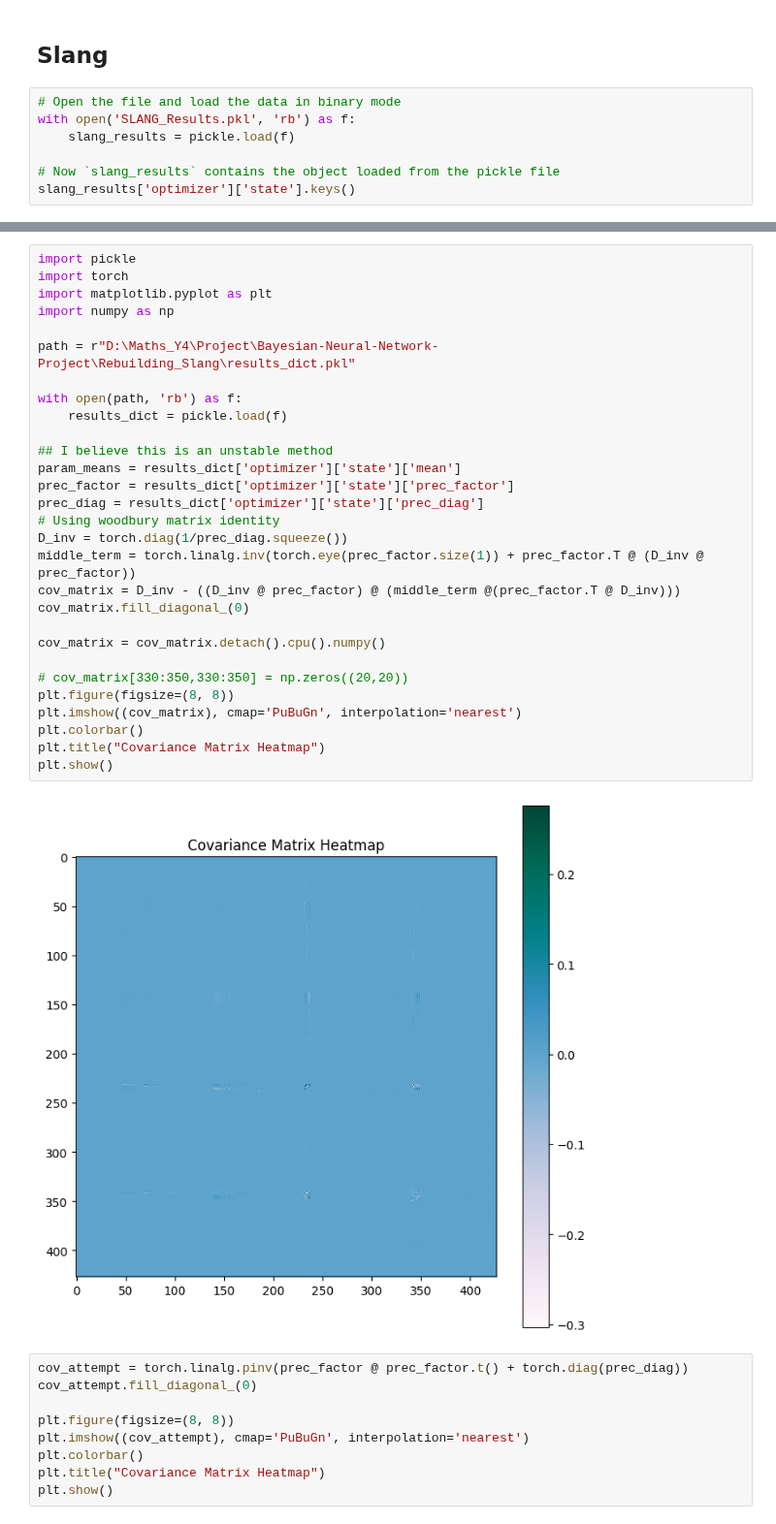
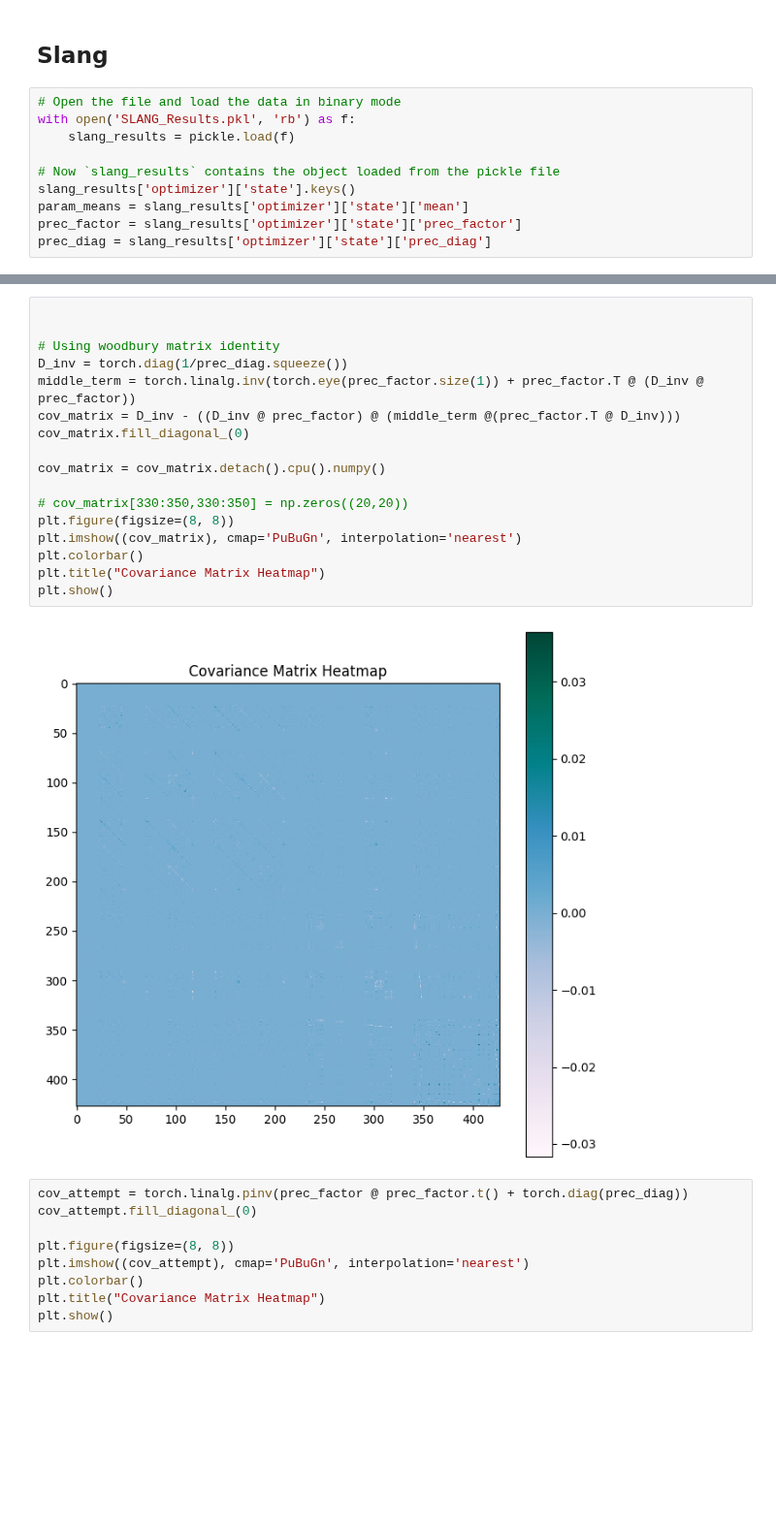
Before and after one commit to Marco-Gal/Bayesian-Neural-Network-Project, a Jupyter notebook: Boston Dataset Experiments/Obesity/Posterior Plotting/Making posterior plot.ipynb, the cells around one changed output, grey strips where cells are left out. Shown at 97% size. Saved outputs shown, nothing was run; the diff lists cells and outputs as text; blank space fills up the shorter version.

```diff
--- a/Boston Dataset Experiments/Obesity/Posterior Plotting/Making posterior plot.ipynb
+++ b/Boston Dataset Experiments/Obesity/Posterior Plotting/Making posterior plot.ipynb
@@ -267,3 +263,6 @@ with open('SLANG_Results.pkl', 'rb') as f:
 
 # Now `slang_results` contains the object loaded from the pickle file
 slang_results['optimizer']['state'].keys()
+param_means = slang_results['optimizer']['state']['mean']
+prec_factor = slang_results['optimizer']['state']['prec_factor']
+prec_diag = slang_results['optimizer']['state']['prec_diag']
@@ -272,34 +325,22 @@ dict_keys(['mean', 'prec_factor', 'prec_diag', 'momentum_grad', 'step'])
 # %%
-import pickle
-import torch
-import matplotlib.pyplot as plt
-import numpy as np
 
-path = r"D:\Maths_Y4\Project\Bayesian-Neural-Network-Project\Rebuilding_Slang\results_dict.pkl"
 
-with open(path, 'rb') as f:
-    results_dict = pickle.load(f)
-
-## I believe this is an unstable method
-param_means = results_dict['optimizer']['state']['mean']
-prec_factor = results_dict['optimizer']['state']['prec_factor']
-prec_diag = results_dict['optimizer']['state']['prec_diag']
 # Using woodbury matrix identity
 D_inv = torch.diag(1/prec_diag.squeeze())
 middle_term = torch.linalg.inv(torch.eye(prec_factor.size(1)) + prec_factor.T @ (D_inv @ prec_factor))
 cov_matrix = D_inv - ((D_inv @ prec_factor) @ (middle_term @(prec_factor.T @ D_inv)))
 cov_matrix.fill_diagonal_(0)
 
 cov_matrix = cov_matrix.detach().cpu().numpy()
 
 # cov_matrix[330:350,330:350] = np.zeros((20,20))
 plt.figure(figsize=(8, 8))
 plt.imshow((cov_matrix), cmap='PuBuGn', interpolation='nearest')
 plt.colorbar()
 plt.title("Covariance Matrix Heatmap")
 plt.show()
 # %% [output]
-[figure, old version]
+[figure, new version]
 # %%
 cov_attempt = torch.linalg.pinv(prec_factor @ prec_factor.t() + torch.diag(prec_diag))
 cov_attempt.fill_diagonal_(0)
```
Also changed, not shown: parts of 16 cells of this notebook, 5 other files.
